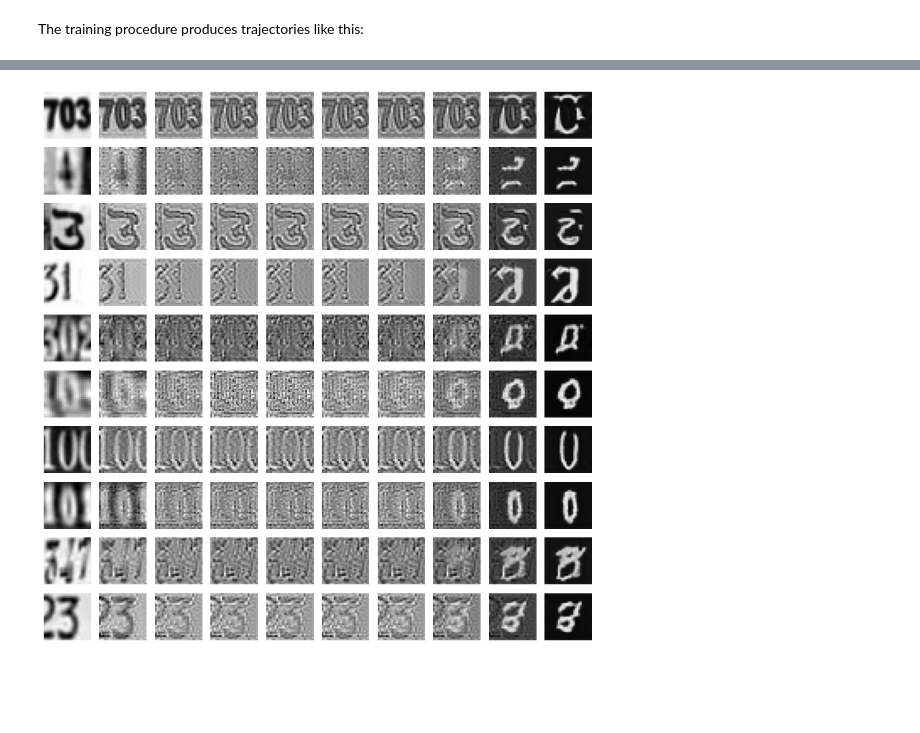
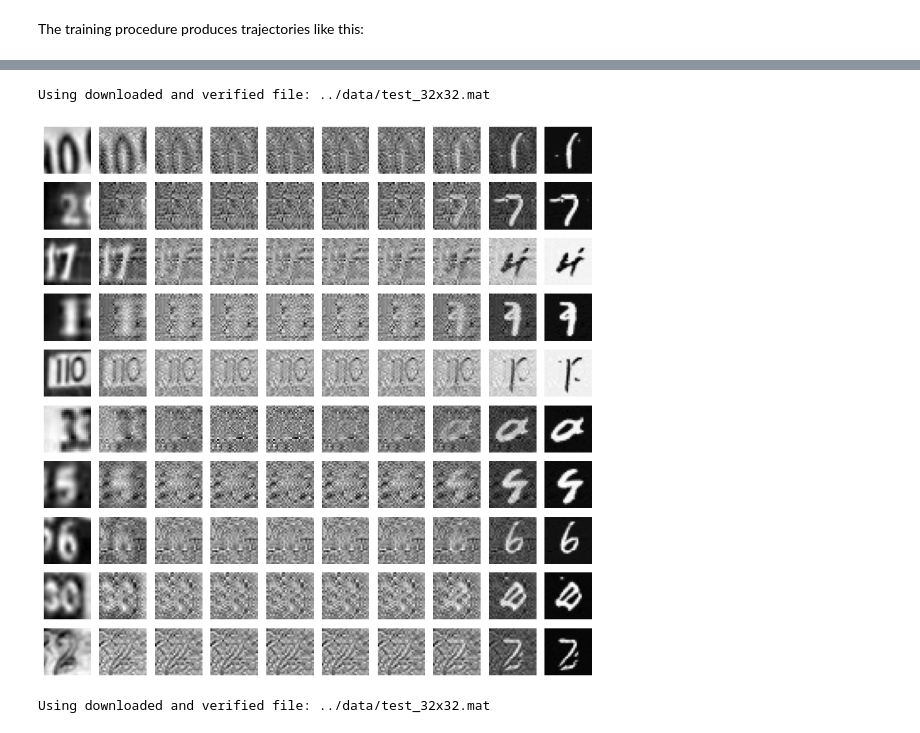
Before and after one commit to giosueio/cs274e, a Jupyter notebook: notebooks/demo_ot_coupling.ipynb, the cells around one changed output, grey strips where cells are left out. Saved outputs shown, nothing was run; the diff lists cells and outputs as text; code cells hidden in the pictures; blank space fills up the shorter version.

```diff
--- a/notebooks/demo_ot_coupling.ipynb
+++ b/notebooks/demo_ot_coupling.ipynb
@@ -298,6 +26,4 @@ Using downloaded and verified file: data/extra_32x32.mat
 # %%
-device = torch.device('cuda' if torch.cuda.is_available() else 'cpu')
-
 model = UNet(
     dim = 28,
     dim_mults = (1,2,4),
@@ -305,13 +31,14 @@ model = UNet(
     channels=1,
     resnet_block_groups=4,
     attn_dim_head=32,
-    attn_heads=2,
+    attn_heads=4,
 ).to(device)
 
 # model = SmallNet(dim=28).to(device)
 
-si = EncoderDecoderInterpolant(model)
-si = make_sinsq_noisy(si, )
+si = LinearInterpolant(model, device=device)
+si = make_noisy(si, noise_coeff=0.5)
+# si = make_sinsq_noisy(si)
 # %%
 num_params = [p.numel() for p in model.parameters()]
 print('Number of parameters: ', sum(num_params))
@@ -342,5 +69,7 @@ for i, t in enumerate(t_example):
 # %%
-optimizer = optim.Adam(model.parameters(), lr=1e-3)
-epochs = 1
-si.train(combined_dataloader, optimizer, epochs,loss_type='velocity', eval_int=1, save_int=1, save_path='../notebooks/pretrained/demo_two_sided')
+optimizer = optim.Adam(model.parameters(), lr=1e-4)
+epochs = 30
+encoder = classifier.encoder
+si.ot_train(combined_dataloader, encoder, optimizer, epochs,loss_type='velocity',
+            eval_int=1, save_int=1, save_path='../notebooks/pretrained/demo_two_sided')
 # %% [output]
@@ -351,7 +92,7 @@ x_initial = next(iter(combined_dataloader))[0][:10].to(device).squeeze()
 fig, ax = plt.subplots(2, 5, figsize=(5,2.5))
 ax = ax.flatten()
 for i, img in enumerate(x_initial):
-    ax[i].imshow(img, cmap='gray')
+    ax[i].imshow(img.cpu(), cmap='gray')
     ax[i].axis('off')
 
 plt.tight_layout()
@@ -393,7 +134,10 @@ class rvrs_model(nn.Module):
             t = t.unsqueeze(-1)
         return - self.model(t, x)
 # %%
-x_initial = next(iter(combined_dataloader))[0][:10].to(device)
+device = 'cpu'
+
+test_loader_mnist = ut.get_mnist_test()
+x_initial = next(iter(test_loader_mnist))[0][:10].to(device)
 
 n_eval = 10
 n_samples = 10
@@ -412,9 +156,9 @@ if n_samples < inital_batch_size:
 
 
 method = 'dopri5'
-rtol = 1e-4
-atol = 1e-4
-out = odeint(model, x_initial, t, method=method, rtol=rtol, atol=atol)
+rtol = 1e-5
+atol = 1e-5
+out = odeint(model.to(device), x_initial, t, method=method, rtol=rtol, atol=atol)
 
 # show the image
 fig, axs = plt.subplots(n_samples, n_eval, figsize=(n_eval, n_samples))
@@ -431,39 +175,52 @@ plt.show()
 # %%
-x_initial = next(iter(combined_dataloader))[1][:10].to(device)
+device = 'cpu'
+
+test_loader_svhn = ut.get_svhn_test()
+x_initial = next(iter(test_loader_svhn))[0][:10].to(device)
 # x_initial = torch.randn(10, 1, 28, 28).to(device)
-
-reverse_model = rvrs_model(model)
 
 n_eval = 10
 n_samples = 10
 # x_initial = torch.randn(n_samples, 1, 28, 28)
 
-t = torch.linspace(1,-0., n_eval, device=device)
+t = torch.linspace(1., 0., n_eval, device=device)
 inital_batch_size = x_initial.shape[0]
 
 if n_samples > inital_batch_size:
     # if x_initial has less samples than n_samples, repeat x_initial at random to get n_samples
     n_new_samples = n_samples - inital_batch_size
     x_initial = torch.cat([x_initial, x_initial[torch.randint(0, inital_batch_size, (n_new_samples,))]], dim=0)
 if n_samples < inital_batch_size:
     # if x_initial has more samples than n_samples, randomly choose n_samples samples from x_initial
     x_initial = x_initial[torch.randperm(inital_batch_size)[:n_samples]]
 
 
 method = 'dopri5'
-rtol = 1e-6
-atol = 1e-6
-out = odeint(model, x_initial, t, method=method, rtol=rtol, atol=atol)
+rtol = 1e-3
+atol = 1e-3
+out = odeint(model.to(device), x_initial, t, method=method, rtol=rtol, atol=atol)
 
 # show the image
 fig, axs = plt.subplots(n_samples, n_eval, figsize=(n_eval, n_samples))
 
 for i in range(n_samples):
     for j in range(n_eval):
         axs[i, j].imshow(out[j][i].squeeze().detach().numpy(), cmap='gray')
         axs[i, j].axis('off')
 
 plt.tight_layout()
 plt.show()
 # %% [output]
+Using downloaded and verified file: ../data/test_32x32.mat
-[figure, old version]
+[figure, new version]
+# %%
+test_loader_mnist = ut.get_mnist_test()
+test_loader_svhn = ut.get_svhn_test()
+
+n_examples = 10
+x0_example = next(iter(test_loader_mnist))[0][:n_examples]
+x1_example = next(iter(test_loader_svhn))[0][:n_examples]
+
+x1_opti, wd = optimal_WD_matching(x0_example.to('cuda:1'), x1_example.to('cuda:1'), encoder, return_values=True)
+# %% [output]
+Using downloaded and verified file: ../data/test_32x32.mat
```
Also changed, not shown: parts of 24 cells of this notebook, 36 other files.
